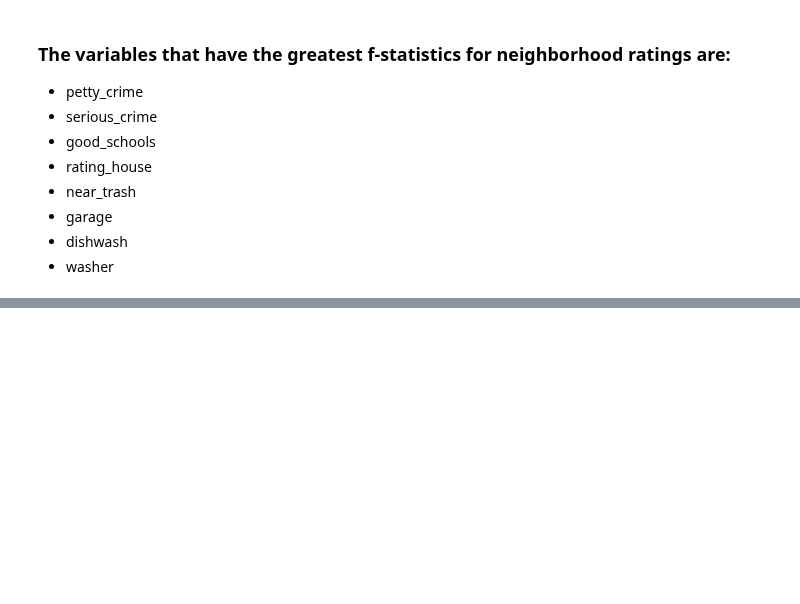
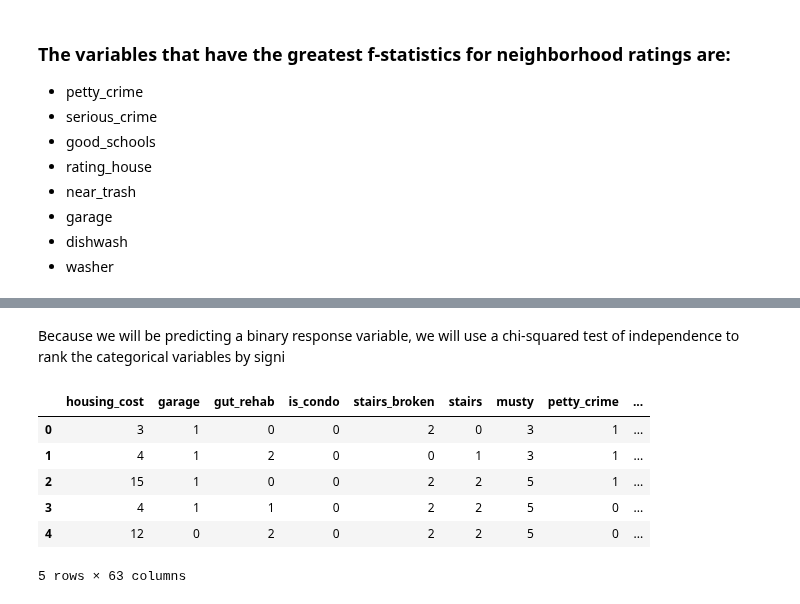
Before and after one commit to kellywong1314/Analytics-and-Machine-Learning, a Jupyter notebook: Capstone 1 - American Housing Satisfaction/Statistical_Analysis_AHS.ipynb, the cells around one changed output, grey strips where cells are left out. Saved outputs shown, nothing was run; the diff lists cells and outputs as text; code cells hidden in the pictures; blank space fills up the shorter version.

Commit message:
added chi2 test

```diff
--- a/Capstone 1 - American Housing Satisfaction/Statistical_Analysis_AHS.ipynb
+++ b/Capstone 1 - American Housing Satisfaction/Statistical_Analysis_AHS.ipynb
@@ -125,0 +109,3 @@ df_ANOVA_house.sort_values(['pvalue', 'fvalue'], ascending=[True, False])
+# %%
+pd.options.display.max_rows = 999
+df_ANOVA_house.sort_values(['fvalue', 'pvalue'], ascending=[False, True])
@@ -183,3 +186,9 @@ df_ANOVA_nh.sort_values(['pvalue', 'fvalue'], ascending=[True, False])
 <li>dishwash</li>
 <li>washer</li>
 </ul>
+# %%
+# create column in DataFrame for target variable. 0 means a rating of 1 to 5, and 1 means a rating of 6 - 10
+
+rating_house_bin = [0 if i <=5 else 1 for i in df['rating_house']]
+
+df['rating_house_bin'] = rating_house_bin
@@ -185,0 +223,20 @@ df_ANOVA_nh.sort_values(['pvalue', 'fvalue'], ascending=[True, False])
+# %% [markdown]
+Because we will be predicting a binary response variable, we will use a chi-squared test of independence to rank the categorical variables by signi
+# %%
+from sklearn.preprocessing import LabelEncoder
+
+le = LabelEncoder()
+
+X_cat = df.select_dtypes(include=[object])
+X_cat = X_cat.astype(str).apply(le.fit_transform)
+X_cat.head()
+
+rating_house_bin = [0 if i <=5 else 1 for i in df['rating_house']]
+# %% [output]
+|  | housing_cost | garage | gut_rehab | is_condo | stairs_broken | stairs | musty | petty_crime | ... |
+| 0 | 3 | 1 | 0 | 0 | 2 | 0 | 3 | 1 | ... |
+| 1 | 4 | 1 | 2 | 0 | 0 | 1 | 3 | 1 | ... |
+| 2 | 15 | 1 | 0 | 0 | 2 | 2 | 5 | 1 | ... |
+| 3 | 4 | 1 | 1 | 0 | 2 | 2 | 5 | 0 | ... |
+| 4 | 12 | 0 | 2 | 0 | 2 | 2 | 5 | 0 | ... |
+5 rows × 63 columns
```
Also changed, not shown: parts of 12 cells of this notebook.
